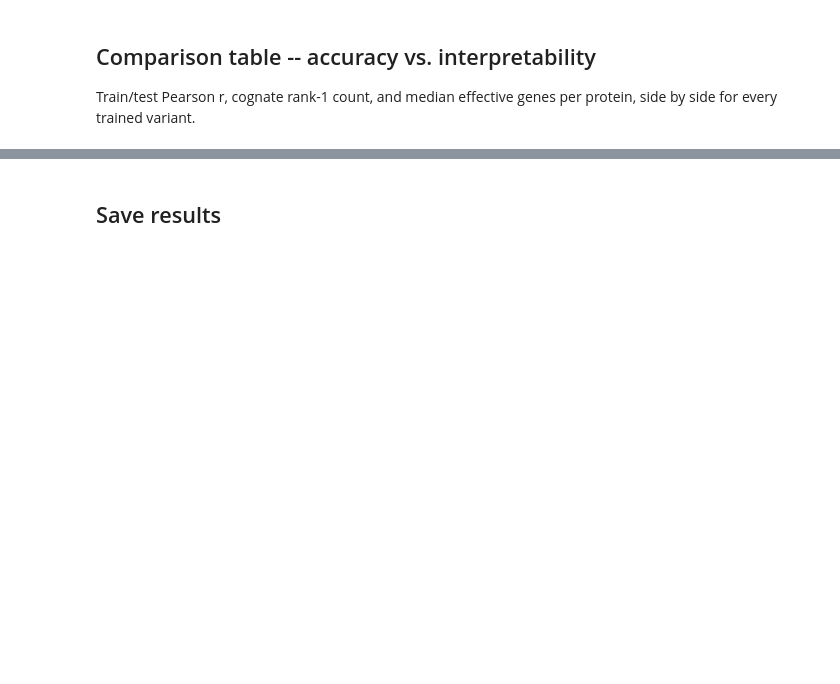
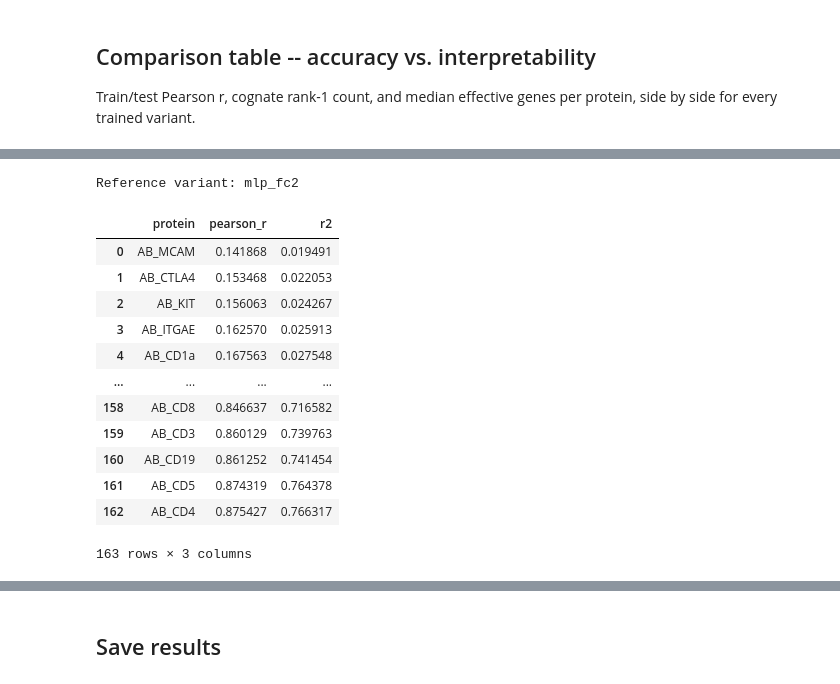
Before and after one commit to fshokor/covid-citeseq, a Jupyter notebook: notebooks/nb11_mlp_variant_comparison.ipynb, the cells around one changed output, grey strips where cells are left out. Cells and saved outputs as stored; diff of their text form; code cells hidden in the pictures; blank space fills up the shorter version.

```diff
--- a/notebooks/nb11_mlp_variant_comparison.ipynb
+++ b/notebooks/nb11_mlp_variant_comparison.ipynb
@@ -290,0 +340,25 @@ comparison_table
+# %%
+REFERENCE_VARIANT = comparison_table.iloc[0]['variant']
+print(f'Reference variant: {REFERENCE_VARIANT}')
+
+reference_model = trained_models[REFERENCE_VARIANT]
+
+per_protein_test = evaluate_per_protein(
+    reference_model, X_rna_corr[test_idx], Y_protein_corr[test_idx], matched_adt_names,
+)
+per_protein_test.sort_values('pearson_r').reset_index(drop=True)
+# %% [output]
+Reference variant: mlp_fc2
+|  | protein | pearson_r | r2 |
+| 0 | AB_MCAM | 0.141868 | 0.019491 |
+| 1 | AB_CTLA4 | 0.153468 | 0.022053 |
+| 2 | AB_KIT | 0.156063 | 0.024267 |
+| 3 | AB_ITGAE | 0.162570 | 0.025913 |
+| 4 | AB_CD1a | 0.167563 | 0.027548 |
+| ... | ... | ... | ... |
+| 158 | AB_CD8 | 0.846637 | 0.716582 |
+| 159 | AB_CD3 | 0.860129 | 0.739763 |
+| 160 | AB_CD19 | 0.861252 | 0.741454 |
+| 161 | AB_CD5 | 0.874319 | 0.764378 |
+| 162 | AB_CD4 | 0.875427 | 0.766317 |
+163 rows × 3 columns
```
Also changed, not shown: parts of 15 cells of this notebook, 3 other files.
